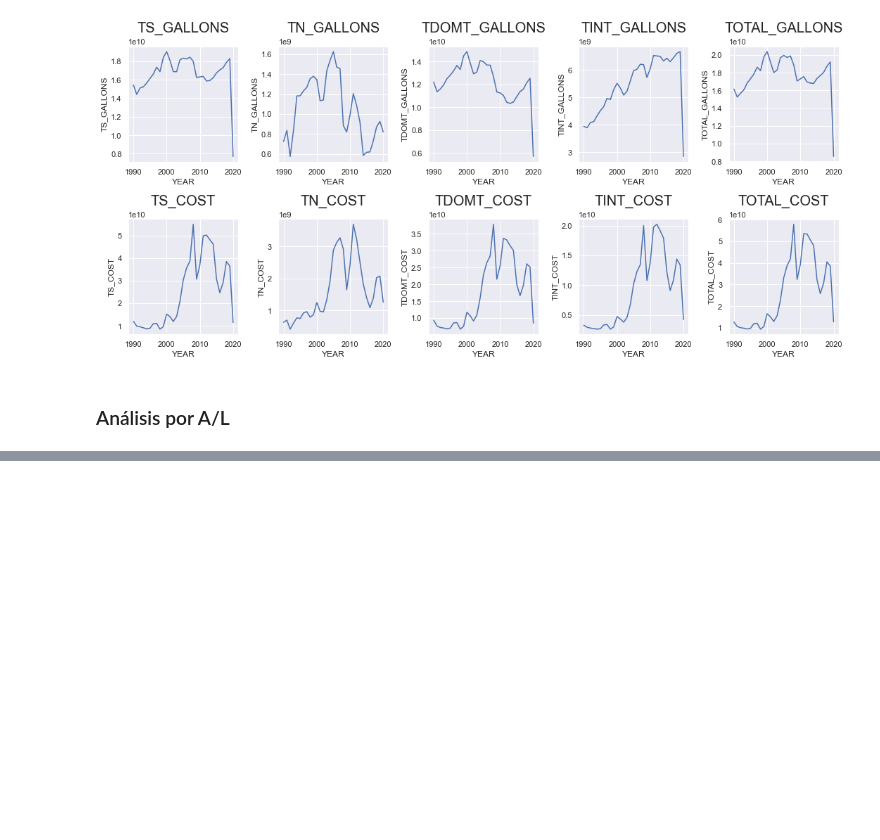
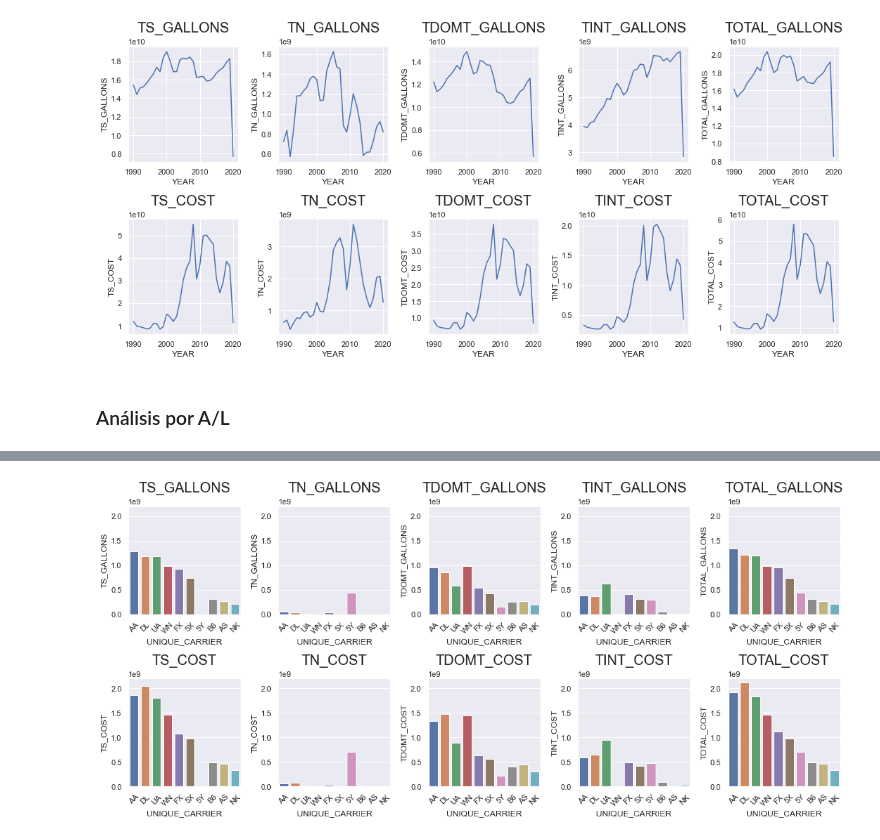
Before and after one commit to malonsol/TFM_KSchool, a Jupyter notebook: EDA/1.2.2_P12A_fuel.ipynb, the cells around one changed output, grey strips where cells are left out. Cells and saved outputs as stored; diff of their text form; code cells hidden in the pictures; blank space fills up the shorter version.

```diff
--- a/EDA/1.2.2_P12A_fuel.ipynb
+++ b/EDA/1.2.2_P12A_fuel.ipynb
@@ -381,0 +360,26 @@ fig.tight_layout() # Or equivalently,  "plt.tight_layout()"
+# %%
+fig, ax = plt.subplots(2, 5, figsize=(15,7))
+
+k = 0
+for i in range(ax.shape[0]):
+    for j in range(ax.shape[1]):
+        ax[i,j].set_title(label=group_carrier.columns[k],
+                          fontdict={'fontsize' : 20},
+                          loc='center',
+                          pad=20)
+        # The next line prevents the "UserWarning: FixedFormatter should only be used together with FixedLocator" message
+        ax[i,j].set_xticks(np.arange(len(group_carrier.index)))
+        ax[i,j].set_xticklabels(labels=group_carrier.index, rotation=45)
+
+        ax[i,j].set_ylim(0, 2.2e9)
+        # ax[i,j].tick_params(labelrotation=45)
+        ax[i,j].get_cursor_data
+
+        sns.barplot(x=group_carrier.index, y=group_carrier.columns[k],
+                    data=group_carrier, ax=ax[i,j])
+
+        k += 1
+
+fig.tight_layout()
+# %% [output]
+[figure, added]
```
Also changed, not shown: parts of 10 cells of this notebook, 1 other file.
